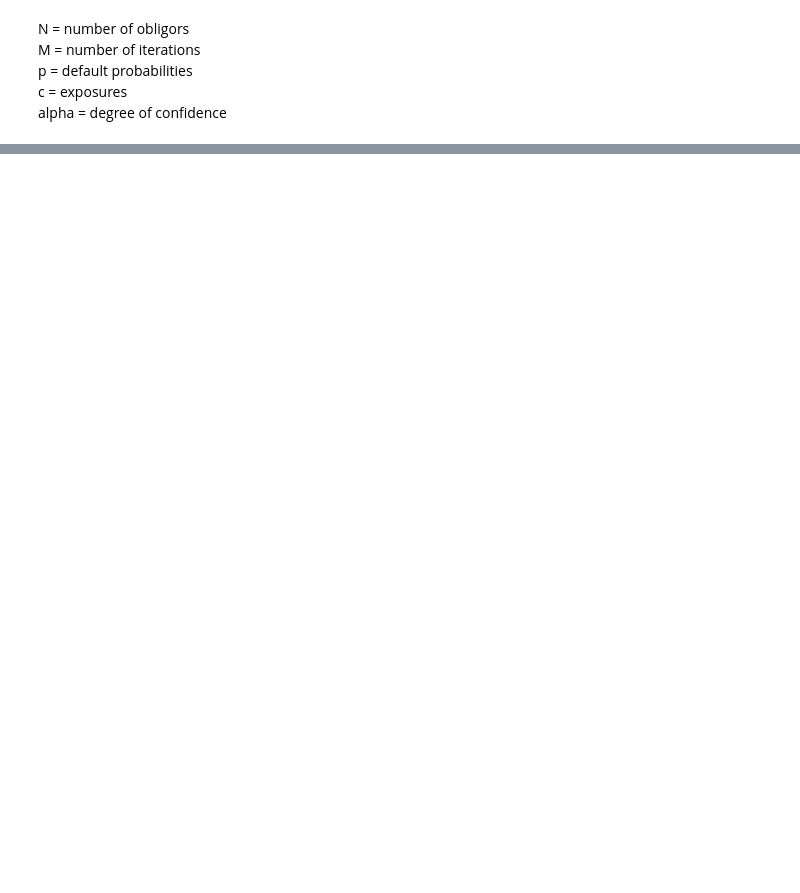
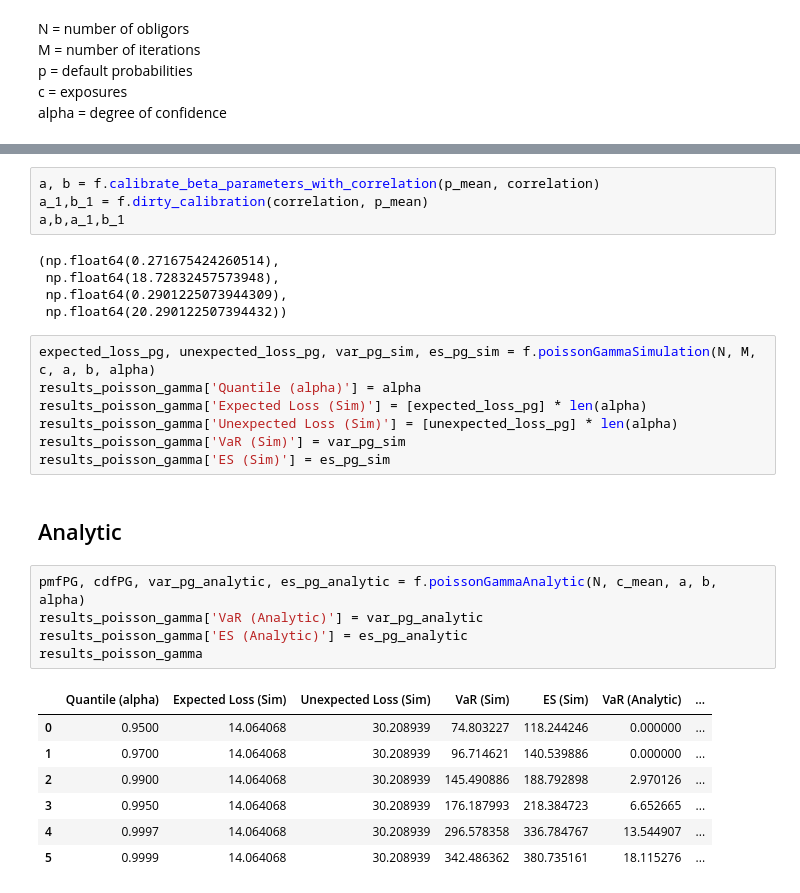
Before and after one commit to KraBence/Temalabor, a Jupyter notebook: Temalabor.ipynb, the cells around one changed output, grey strips where cells are left out. Saved outputs shown, nothing was run; the diff lists cells and outputs as text; blank space fills up the shorter version.

```diff
--- a/Temalabor.ipynb
+++ b/Temalabor.ipynb
@@ -163,0 +246,31 @@ merged_risk_measures_df
+# %%
+a, b = f.calibrate_beta_parameters_with_correlation(p_mean, correlation)
+a_1,b_1 = f.dirty_calibration(correlation, p_mean)
+a,b,a_1,b_1
+# %% [output]
+(np.float64(0.271675424260514),
+ np.float64(18.72832457573948),
+ np.float64(0.2901225073944309),
+ np.float64(20.290122507394432))
+# %%
+expected_loss_pg, unexpected_loss_pg, var_pg_sim, es_pg_sim = f.poissonGammaSimulation(N, M, c, a, b, alpha)
+results_poisson_gamma['Quantile (alpha)'] = alpha
+results_poisson_gamma['Expected Loss (Sim)'] = [expected_loss_pg] * len(alpha)
+results_poisson_gamma['Unexpected Loss (Sim)'] = [unexpected_loss_pg] * len(alpha)
+results_poisson_gamma['VaR (Sim)'] = var_pg_sim
+results_poisson_gamma['ES (Sim)'] = es_pg_sim
+# %% [markdown]
+## Analytic
+# %%
+pmfPG, cdfPG, var_pg_analytic, es_pg_analytic = f.poissonGammaAnalytic(N, c_mean, a, b, alpha)
+results_poisson_gamma['VaR (Analytic)'] = var_pg_analytic
+results_poisson_gamma['ES (Analytic)'] = es_pg_analytic
+results_poisson_gamma
+# %% [output]
+|  | Quantile (alpha) | Expected Loss (Sim) | Unexpected Loss (Sim) | VaR (Sim) | ES (Sim) | VaR (Analytic) | ... |
+| 0 | 0.9500 | 14.064068 | 30.208939 | 74.803227 | 118.244246 | 0.000000 | ... |
+| 1 | 0.9700 | 14.064068 | 30.208939 | 96.714621 | 140.539886 | 0.000000 | ... |
+| 2 | 0.9900 | 14.064068 | 30.208939 | 145.490886 | 188.792898 | 2.970126 | ... |
+| 3 | 0.9950 | 14.064068 | 30.208939 | 176.187993 | 218.384723 | 6.652665 | ... |
+| 4 | 0.9997 | 14.064068 | 30.208939 | 296.578358 | 336.784767 | 13.544907 | ... |
+| 5 | 0.9999 | 14.064068 | 30.208939 | 342.486362 | 380.735161 | 18.115276 | ... |
```
Also changed, not shown: parts of 28 cells of this notebook, 1 other file.
